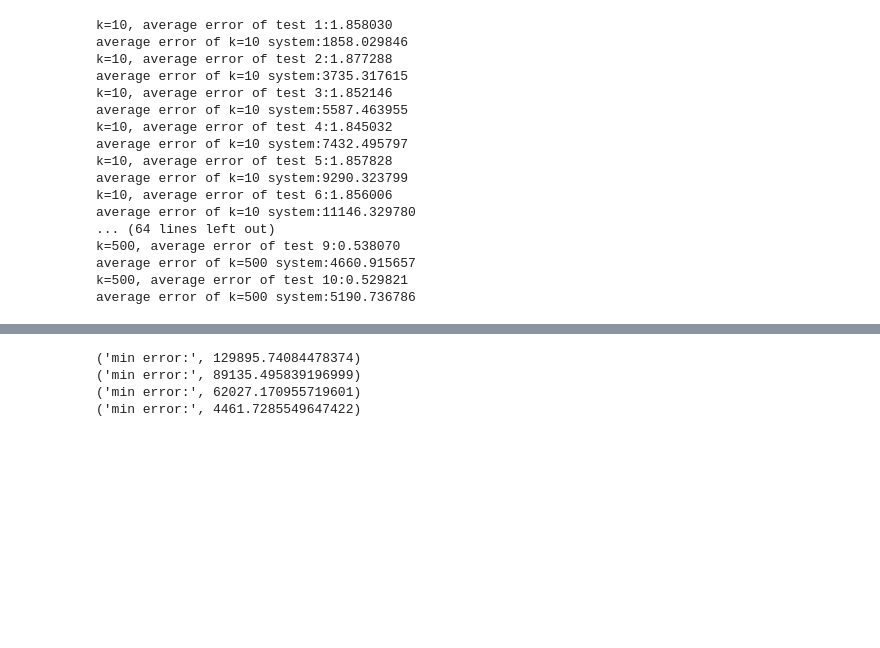
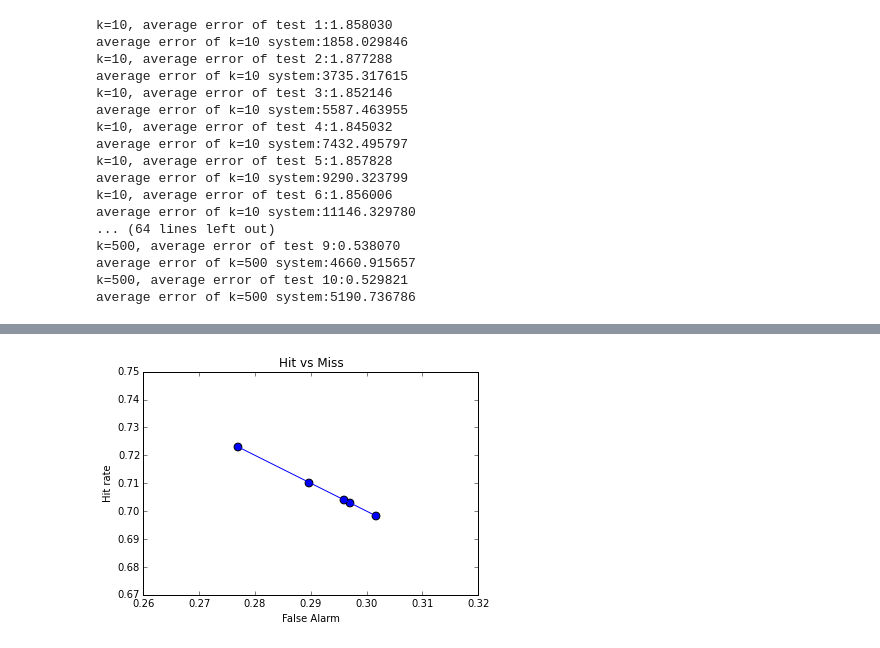
Before and after one commit to hc934/EE_219, a Jupyter notebook: hw3.ipynb, the cells around one changed output, grey strips where cells are left out. Cells and saved outputs as stored; diff of their text form; code cells hidden in the pictures; blank space fills up the shorter version.

```diff
--- a/hw3.ipynb
+++ b/hw3.ipynb
@@ -330,26 +450,10 @@ for k in (10, 50, 100, 500):
-# %%
-m, n = R_1.shape
-n_iterations = 100
-min_error = np.inf
-lmbda = 1
-for k in (10, 50, 100, 500):
-    U = 5 * np.random.rand(m, k)
-    V = 5 * np.random.rand(k, n)
-    errors = []
-    for it in range(n_iterations):
-        U = np.linalg.solve(np.dot(V, V.T) + lmbda * np.eye(k), np.dot(V, R_1.T)).T
-        V = np.linalg.solve(np.dot(U.T, U) + lmbda * np.eye(k), np.dot(U.T, R_1))
-        error = get_error(R_1, U, V, W_1)
-        errors.append(error)
-
-        # find the R_hat with min error
-        if error<min_error:
-            min_error = error
-            R_hat = np.dot(U, V)
-
-    print("min error:", min_error)
-# %% [output]
-('min error:', 129895.74084478374)
-('min error:', 89135.495839196999)
-('min error:', 62027.170955719601)
-('min error:', 4461.7285549647422)
+# %%
+plt.figure(1)
+plt.ylabel('Hit rate')
+plt.xlabel('False Alarm')
+plt.title('Hit vs Miss')
+plt.scatter(miss, hits, s=60, marker='o')
+plt.plot(miss,hits)
+plt.show()
+# %% [output]
+[figure, added]
```
Also changed, not shown: parts of 11 cells of this notebook.
